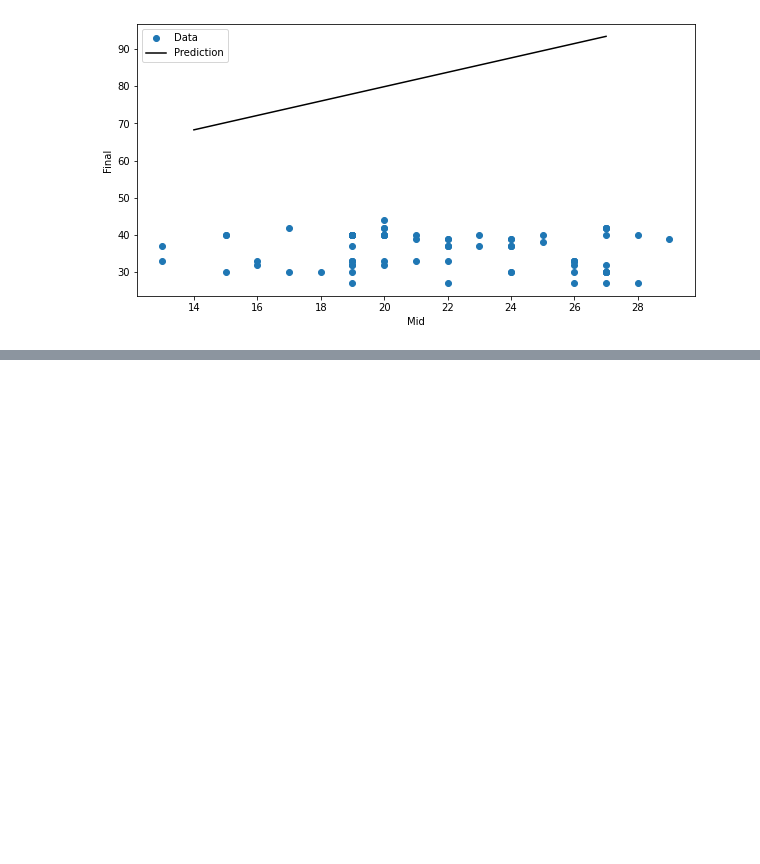
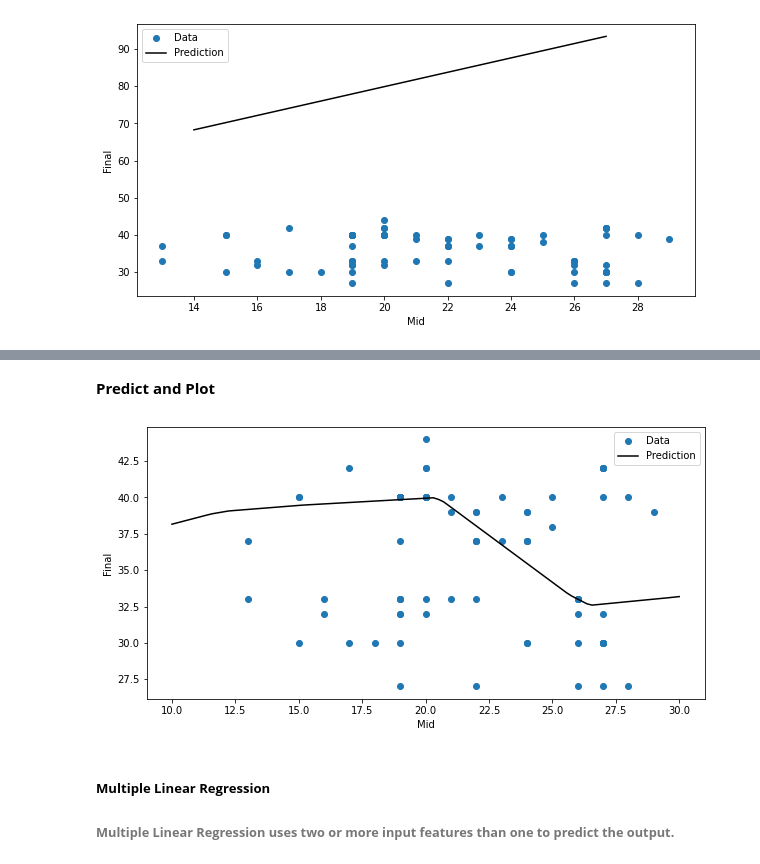
Before and after one commit to ABS-Sayem/machine_learning, a Jupyter notebook: tensorflow/04.linear_regression.ipynb, the cells around one changed output, grey strips where cells are left out. Drawn from its saved outputs; the diff is of its cells as text; code cells hidden in the pictures; blank space fills up the shorter version.

Commit message:
used a deep fnn for simple linear regression

```diff
--- a/tensorflow/04.linear_regression.ipynb
+++ b/tensorflow/04.linear_regression.ipynb
@@ -284,0 +292,8 @@ plot(feature, x,y)
+# %%
+# DNN Model
+dnn_model = keras.models.Sequential([
+    normalizer,
+    layers.Dense(64, activation='relu'),
+    layers.Dense(64, activation='relu'),
+    layers.Dense(units=1)   # Linear Model with one dense layer and 1 output unit
+])
@@ -284,0 +303,6 @@ plot(feature, x,y)
+# %%
+dnn_model.compile(
+    loss = keras.losses.MeanAbsoluteError(),
+    optimizer = tf.keras.optimizers.Adam(learning_rate=0.001)
+)
+dnn_model.summary()
@@ -284,0 +331,8 @@ plot(feature, x,y)
+# %%
+feature = 'Mid'
+dnn_model.fit(
+    train_features[feature], train_labels,
+    validation_split = 0.2,
+    verbose = 1,
+    epochs = 1000
+)
@@ -284,0 +368,12 @@ plot(feature, x,y)
+# %% [markdown]
+**Predict and Plot**
+# %%
+x = tf.linspace([10], [30], 100)    # 10 & 30 is the minimum and maximum range of the mid marks
+y = dnn_model.predict(x)
+
+plot(feature, x,y)
+# %% [output]
+[figure, added]
+# %% [markdown]
+##### **Multiple Linear Regression**
+###### **Multiple Linear Regression uses two or more input features than one to predict the output.**
```
Also changed, not shown: parts of 17 cells of this notebook.
